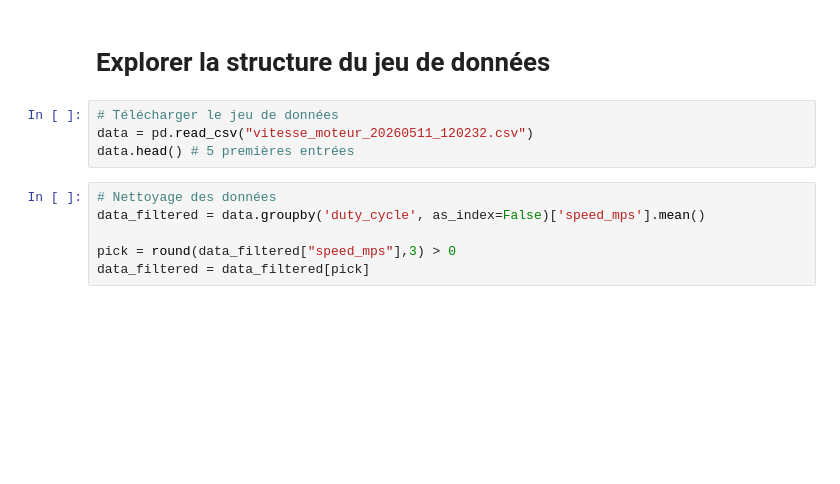
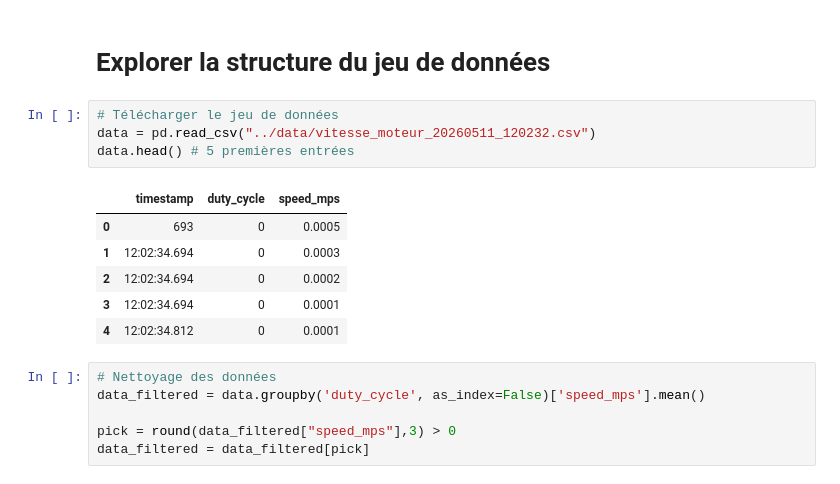
Before and after one commit to christianTsounguiObama/Foundational-AI-Robotics-Curriculum, a Jupyter notebook: 2-Robotics-Project/01-Control/Motor-speed-control-PID-feedforward/python/Regression.ipynb, the cells around one changed output. Saved outputs shown, nothing was run; the diff lists cells and outputs as text; blank space fills up the shorter version.

```diff
--- a/2-Robotics-Project/01-Control/Motor-speed-control-PID-feedforward/python/Regression.ipynb
+++ b/2-Robotics-Project/01-Control/Motor-speed-control-PID-feedforward/python/Regression.ipynb
@@ -10,8 +10,15 @@ os.makedirs("../Plots", exist_ok=True)
 # Explorer la structure du jeu de données
 # %%
 # Télécharger le jeu de données
-data = pd.read_csv("vitesse_moteur_20260511_120232.csv")
+data = pd.read_csv("../data/vitesse_moteur_20260511_120232.csv")
 data.head() # 5 premières entrées
+# %% [output]
+|  | timestamp | duty_cycle | speed_mps |
+| 0 | 693 | 0 | 0.0005 |
+| 1 | 12:02:34.694 | 0 | 0.0003 |
+| 2 | 12:02:34.694 | 0 | 0.0002 |
+| 3 | 12:02:34.694 | 0 | 0.0001 |
+| 4 | 12:02:34.812 | 0 | 0.0001 |
 # %%
 # Nettoyage des données
 data_filtered = data.groupby('duty_cycle', as_index=False)['speed_mps'].mean()
```
Also changed, not shown: parts of 6 cells of this notebook, 4 other files.
